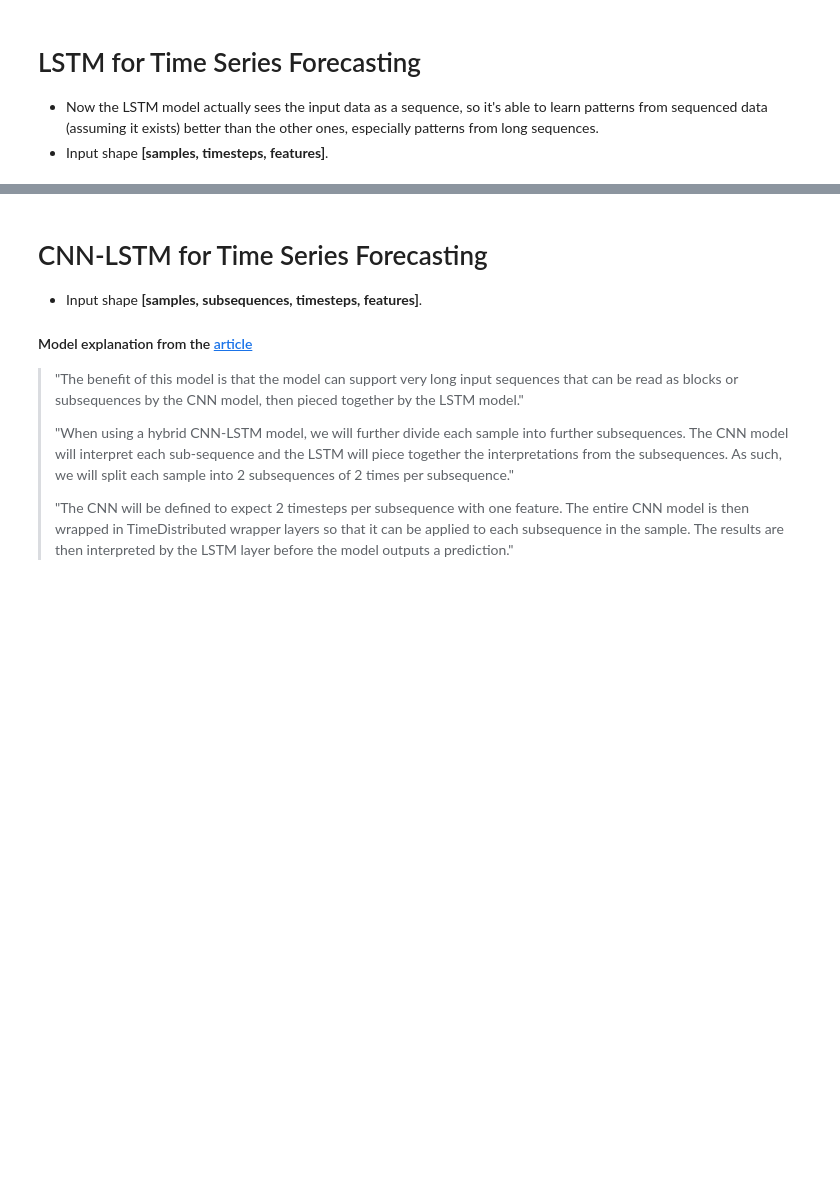
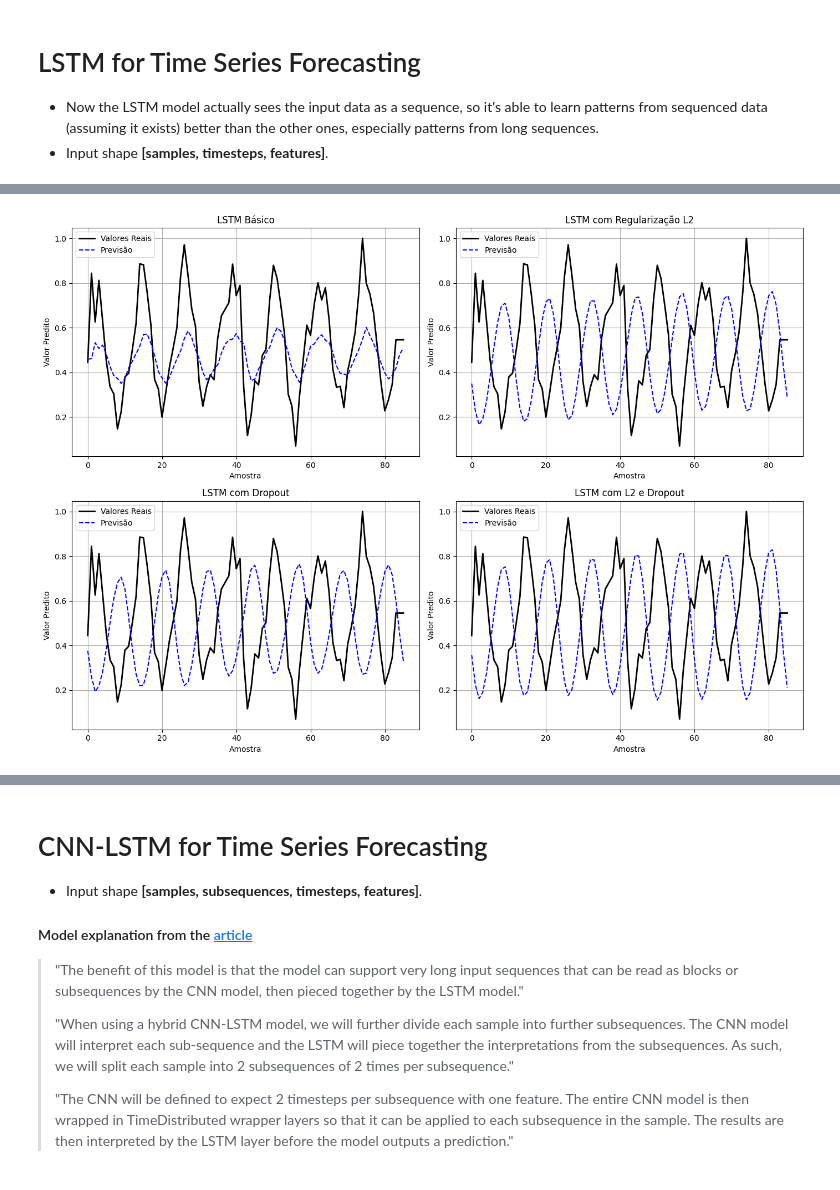
Before and after one commit to camazlucas/PEE-CPE727-Aprendizado-Profundo, a Jupyter notebook: 2024-03/Seminarios/11 - Aplicacoes em Series Temporais/Aplicacao em Series Temporais.ipynb, the cells around one changed output, grey strips where cells are left out. Drawn from its saved outputs; the diff is of its cells as text; code cells hidden in the pictures; blank space fills up the shorter version.

```diff
--- a/2024-03/Seminarios/11 - Aplicacoes em Series Temporais/Aplicacao em Series Temporais.ipynb
+++ b/2024-03/Seminarios/11 - Aplicacoes em Series Temporais/Aplicacao em Series Temporais.ipynb
@@ -1008,0 +712,8 @@ Epoch 15/15
+# %%
+# Treinamento do modelo com Dropout
+history_lstm_dropout = model_lstm_dropout.fit(X_train_series,
+                                              y_train,
+                                              epochs=50,
+                                              batch_size=32,
+                                              validation_split=0.2,
+                                              verbose=1)
@@ -1008,0 +805,27 @@ Epoch 15/15
+# %%
+# Obtendo as previsões dos quatro modelos
+pred_lstm = model_lstm.predict(X_test_series)
+pred_lstm_reg = model_lstm_reg.predict(X_test_series)
+pred_lstm_dropout = model_lstm_dropout.predict(X_test_series)
+pred_lstm_reg_dropout = model_lstm_reg_dropout.predict(X_test_series)
+
+# Títulos para cada gráfico
+titles = ['LSTM Básico', 'LSTM com Regularização L2', 'LSTM com Dropout', 'LSTM com L2 e Dropout']
+
+# Criando a figura com 2 linhas e 2 colunas
+fig, axes = plt.subplots(2, 2, figsize=(14, 10))
+axes = axes.ravel()  # Facilita a iteração sobre os eixos
+
+# Plotando cada modelo
+for i, (pred, title) in enumerate(zip([pred_lstm, pred_lstm_reg, pred_lstm_dropout, pred_lstm_reg_dropout], titles)):
+    axes[i].plot(Y_test, label='Valores Reais', color='black', linewidth=2)
+    axes[i].plot(pred, label='Previsão', linestyle='--', color='blue')
+    axes[i].set_title(title)
+    axes[i].set_xlabel('Amostra')
+    axes[i].set_ylabel('Valor Predito')
+    axes[i].legend()
+    axes[i].grid(True)
+
+plt.tight_layout()
+plt.show()
+# %% [output]
@@ -1008,0 +836 @@ Epoch 15/15
+[figure, added]
```
Also changed, not shown: parts of 53 cells of this notebook.
